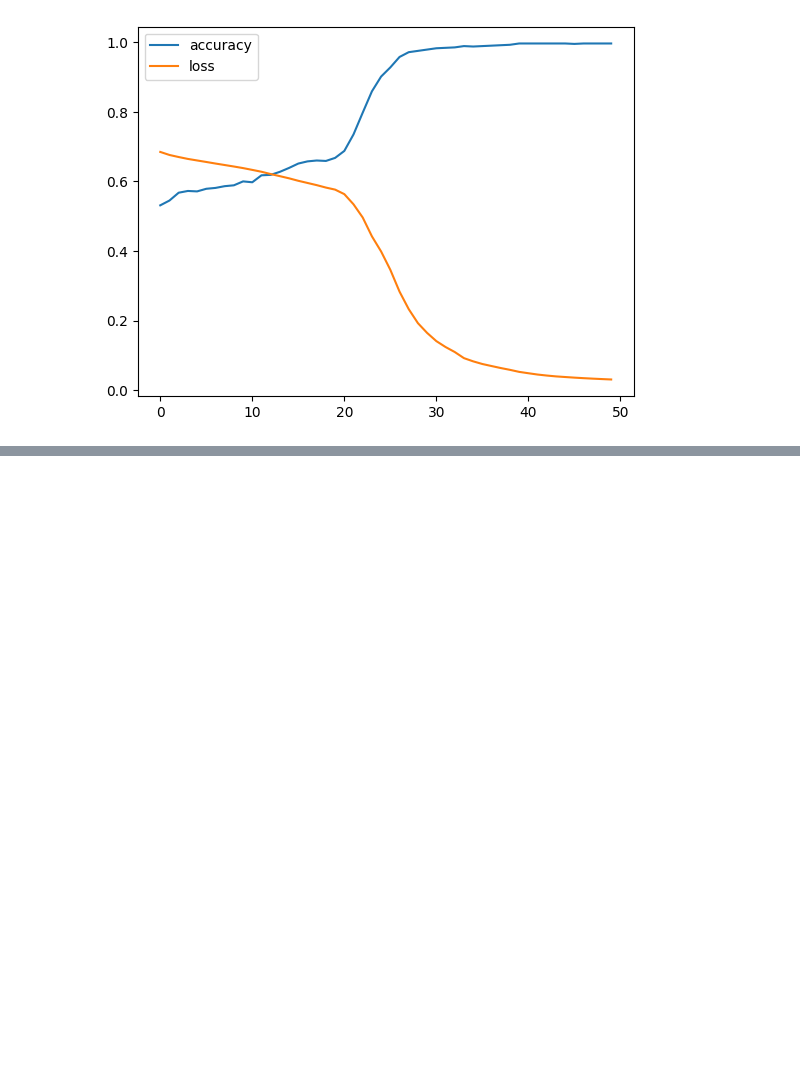
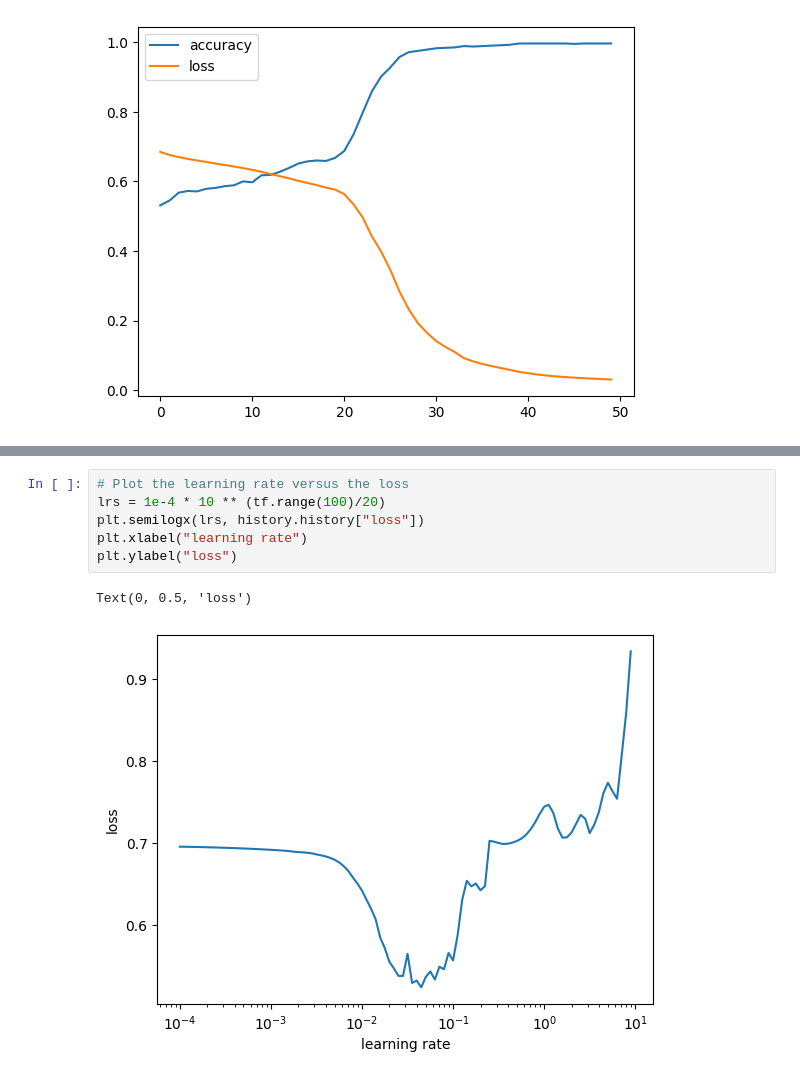
Before and after one commit to random-words/colab-notebooks, a Jupyter notebook: 02__neural_network_classification_with_tensorflow.ipynb, the cells around one changed output, grey strips where cells are left out. Saved outputs shown, nothing was run; the diff lists cells and outputs as text; blank space fills up the shorter version.

```diff
--- a/02__neural_network_classification_with_tensorflow.ipynb
+++ b/02__neural_network_classification_with_tensorflow.ipynb
@@ -596,0 +695,9 @@ pd.DataFrame(history.history).plot()
+# %%
+# Plot the learning rate versus the loss
+lrs = 1e-4 * 10 ** (tf.range(100)/20)
+plt.semilogx(lrs, history.history["loss"])
+plt.xlabel("learning rate")
+plt.ylabel("loss")
+# %% [output]
+Text(0, 0.5, 'loss')
+[figure, added]
```
Also changed, not shown: parts of 103 cells of this notebook.
